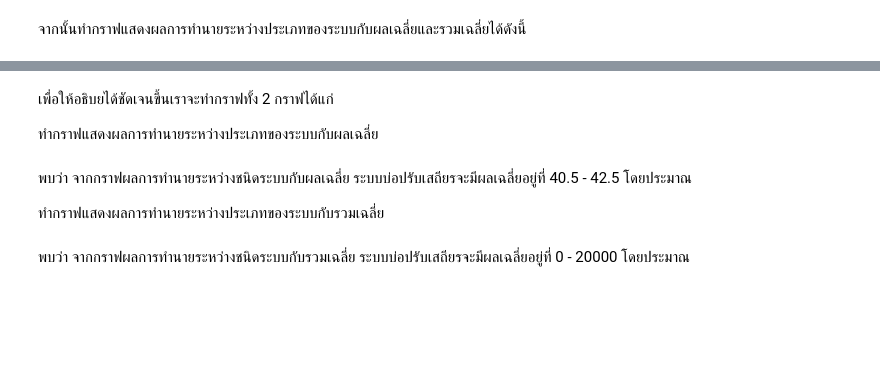
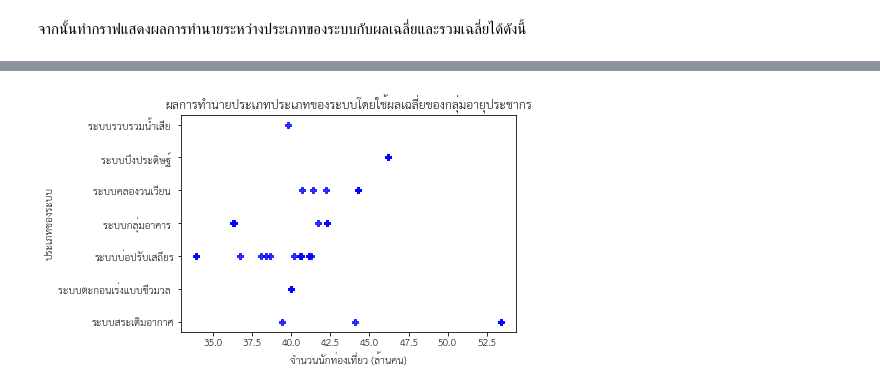
Before and after one commit to moneypitak/DWDM21, a Jupyter notebook: Project_Group.ipynb, the cells around one changed output, grey strips where cells are left out. Cells and saved outputs as stored; diff of their text form; code cells hidden in the pictures; blank space fills up the shorter version.

```diff
--- a/Project_Group.ipynb
+++ b/Project_Group.ipynb
@@ -535,10 +1271,8 @@ X_test
 # %%
-plt.plot(X_test['ผลเฉลี่ย'],perceptron3_final_result,'Pb',alpha =0.2)
-plt.plot(X_test['รวมเฉลี่ย'],perceptron3_final_result,'Pr',alpha = 0.8)
-plt.xlabel('ผลเฉลี่ยและรวมเฉลี่ย')
+plt.plot(X_test['ผลเฉลี่ย'],  mytree3_final_result,'Pb',alpha = 0.8)
+plt.xlabel('จำนวนนักท่องเที่ยว (ล้านคน)')
 plt.ylabel('ประเภทของระบบ')
-plt.title('ผลการทำนายระหว่างชนิดระบบกับผลเฉลี่ยและรวมเฉลี่ย')
+plt.title('ผลการทำนายประเภทประเภทของระบบโดยใช้ผลเฉลี่ยของกลุ่มอายุประชากร')
+plt.show()
+# %% [output]
+[figure, added]
-# %% [markdown]
-เพื่อให้อธิบยได้ชัดเจนขึ้นเราจะทำกราฟทั้ง 2 กราฟได้แก่
-
-ทำกราฟแสดงผลการทำนายระหว่างประเภทของระบบกับผลเฉลี่ย
@@ -550,4 +1278,0 @@ plt.title('ผลการทำนายระหว่างชนิดระ
-# %% [markdown]
-พบว่า จากกราฟผลการทำนายระหว่างชนิดระบบกับผลเฉลี่ย ระบบบ่อปรับเสถียรจะมีผลเฉลี่ยอยู่ที่ 40.5 - 42.5 โดยประมาณ
-
-ทำกราฟแสดงผลการทำนายระหว่างประเภทของระบบกับรวมเฉลี่ย
@@ -559,2 +1278,0 @@ plt.title('ผลการทำนายระหว่างชนิดระ
-# %% [markdown]
-พบว่า จากกราฟผลการทำนายระหว่างชนิดระบบกับรวมเฉลี่ย ระบบบ่อปรับเสถียรจะมีผลเฉลี่ยอยู่ที่ 0 - 20000 โดยประมาณ
```
Also changed, not shown: parts of 92 cells of this notebook.
